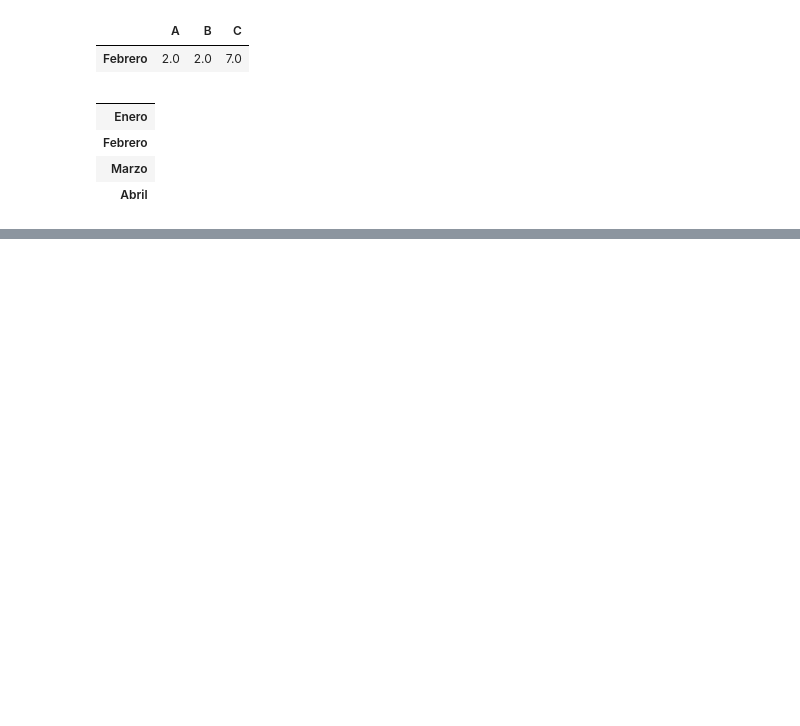
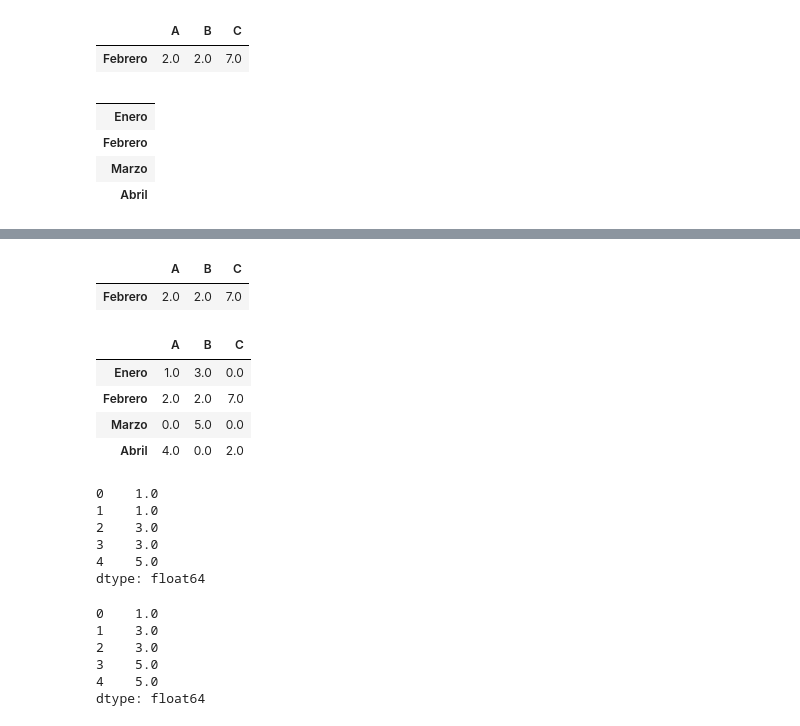
Before and after one commit to Gael-M0/PracticaUDM, a Jupyter notebook: udemy/Python_DataScience/pandas.ipynb, the cells around one changed output, grey strips where cells are left out. Drawn from its saved outputs; the diff is of its cells as text; code cells hidden in the pictures; blank space fills up the shorter version.

```diff
--- a/udemy/Python_DataScience/pandas.ipynb
+++ b/udemy/Python_DataScience/pandas.ipynb
@@ -331,0 +340,31 @@ df4.dropna(axis=1) # Elimina las columnas con cualquier valor NaN del DataFrame
+# %%
+df4.dropna(how='any') # Elimina las filas con cualquier valor NaN del DataFrame
+# %% [output]
+|  | A | B | C |
+| Febrero | 2.0 | 2.0 | 7.0 |
+# %%
+df4.fillna(0) # Rellena los valores NaN con 0
+# %% [output]
+|  | A | B | C |
+| Enero | 1.0 | 3.0 | 0.0 |
+| Febrero | 2.0 | 2.0 | 7.0 |
+| Marzo | 0.0 | 5.0 | 0.0 |
+| Abril | 4.0 | 0.0 | 2.0 |
+# %%
+s1.fillna(method='ffill') # Rellena los valores NaN con el valor anterior no nulo
+# %% [output]
+0    1.0
+1    1.0
+2    3.0
+3    3.0
+4    5.0
+dtype: float64
+# %%
+s1.fillna(method='bfill') # Rellena los valores NaN con el siguiente valor no nulo
+# %% [output]
+0    1.0
+1    3.0
+2    3.0
+3    5.0
+4    5.0
+dtype: float64
```
Also changed, not shown: parts of 6 cells of this notebook, 4 other files.
